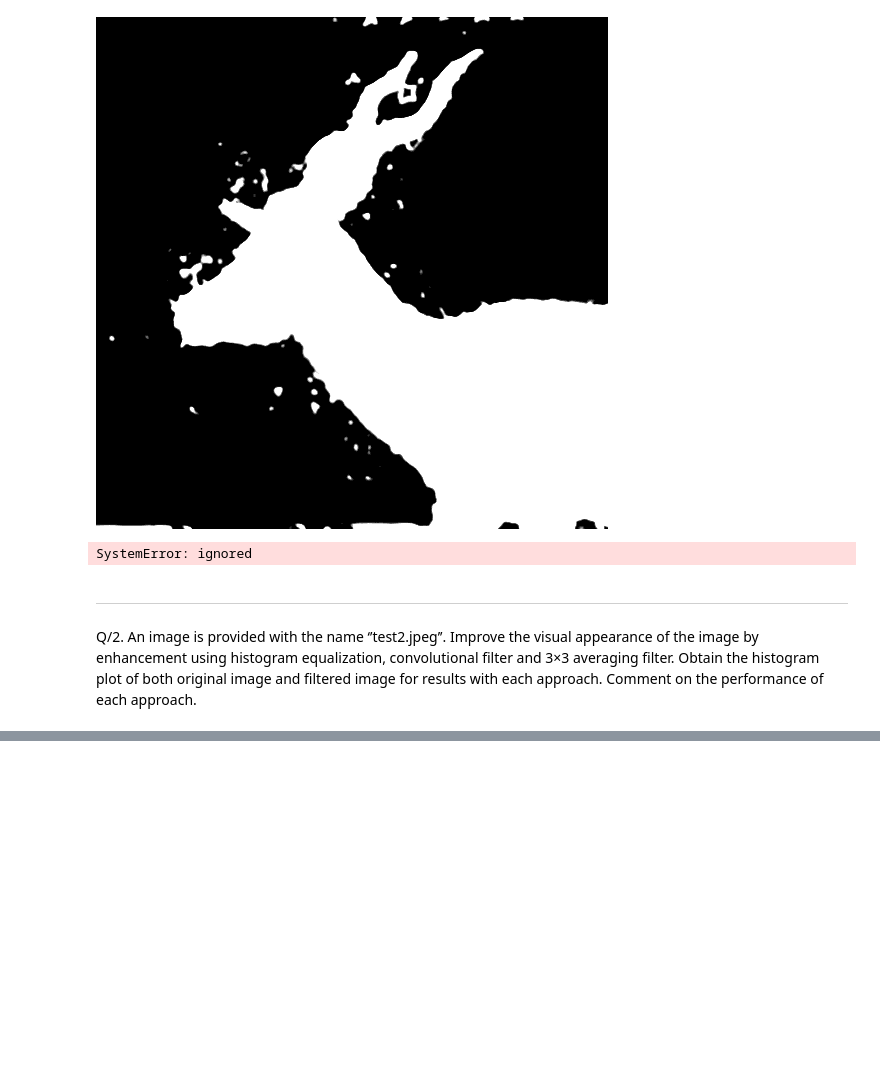
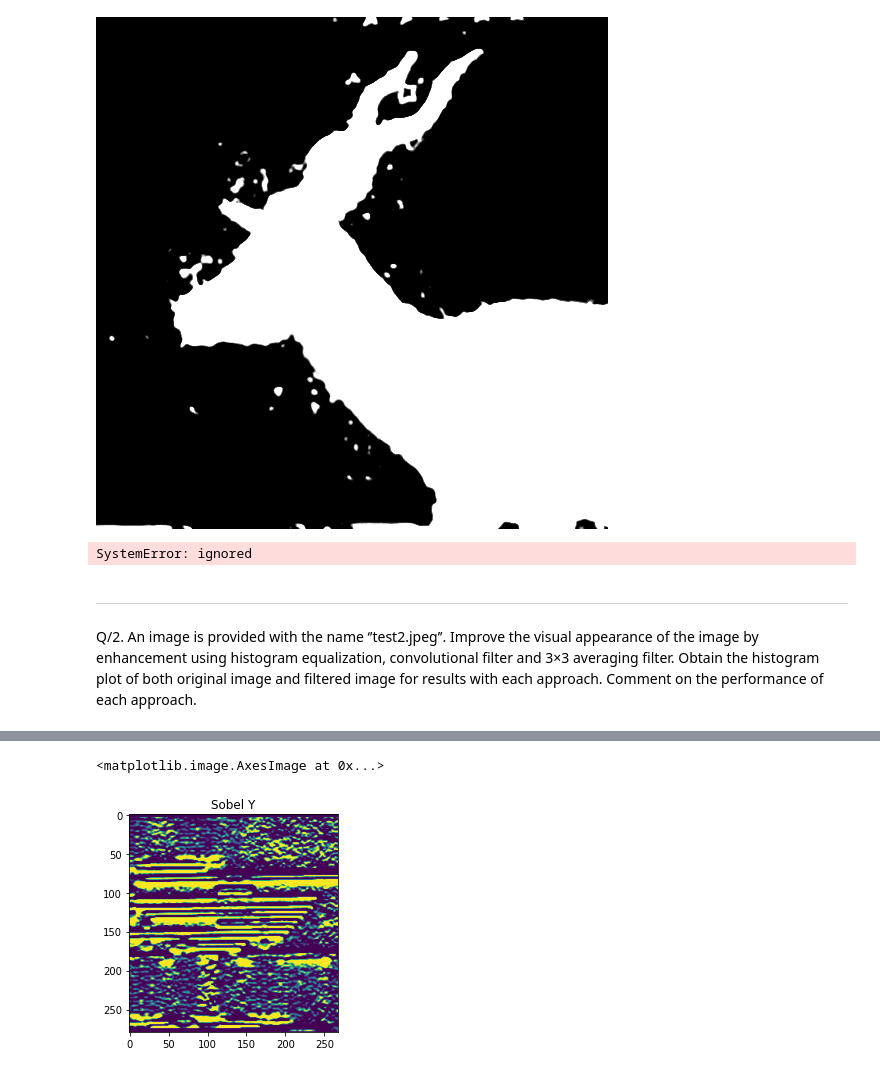
Before and after one commit to apoorwagupta/Digital_Image_Processing, a Jupyter notebook: Assignment1.ipynb, the cells around one changed output, grey strips where cells are left out. Saved outputs shown, nothing was run; the diff lists cells and outputs as text; code cells hidden in the pictures; blank space fills up the shorter version.

```diff
--- a/Assignment1.ipynb
+++ b/Assignment1.ipynb
@@ -112,0 +168,6 @@ def histeq(im,nbr_bins=256):
+# %%
+plt.title("Sobel Y")
+plt.imshow(img_sobely)
+# %% [output]
+<matplotlib.image.AxesImage at 0x...>
+[figure, added]
```
Also changed, not shown: parts of 21 cells of this notebook.
